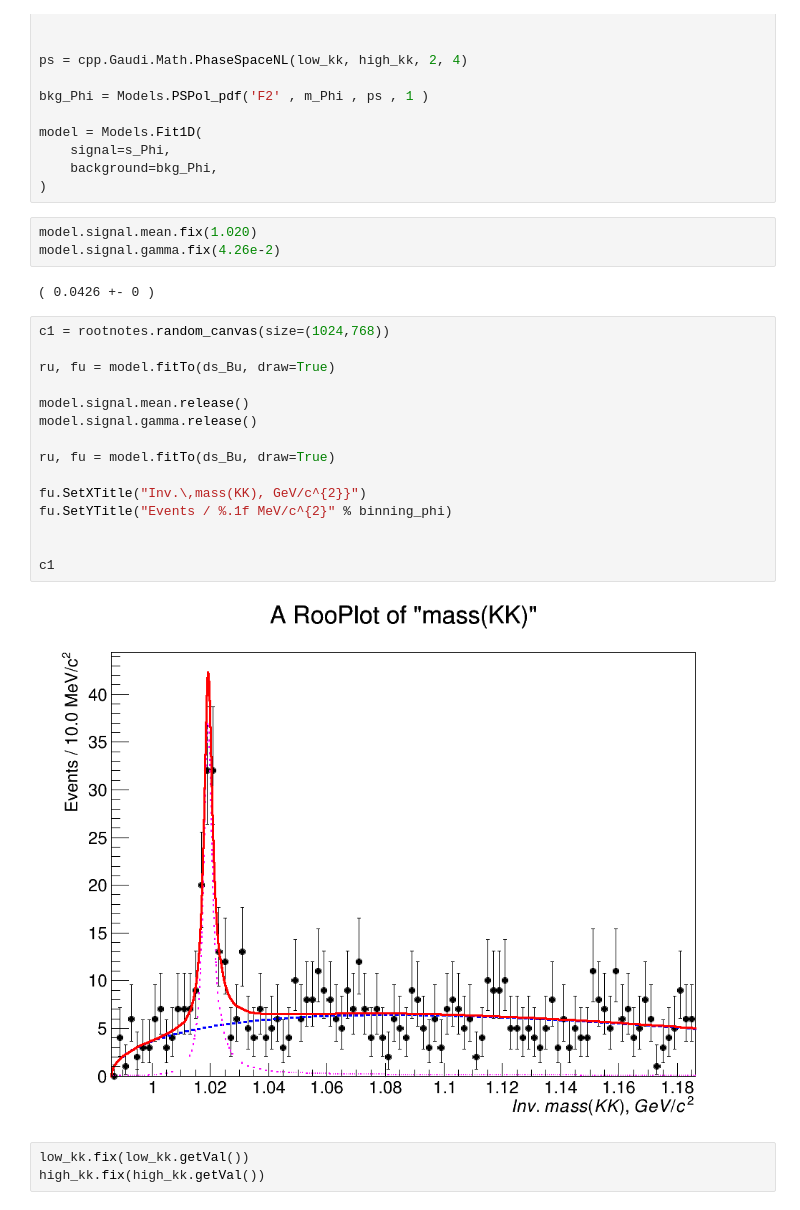
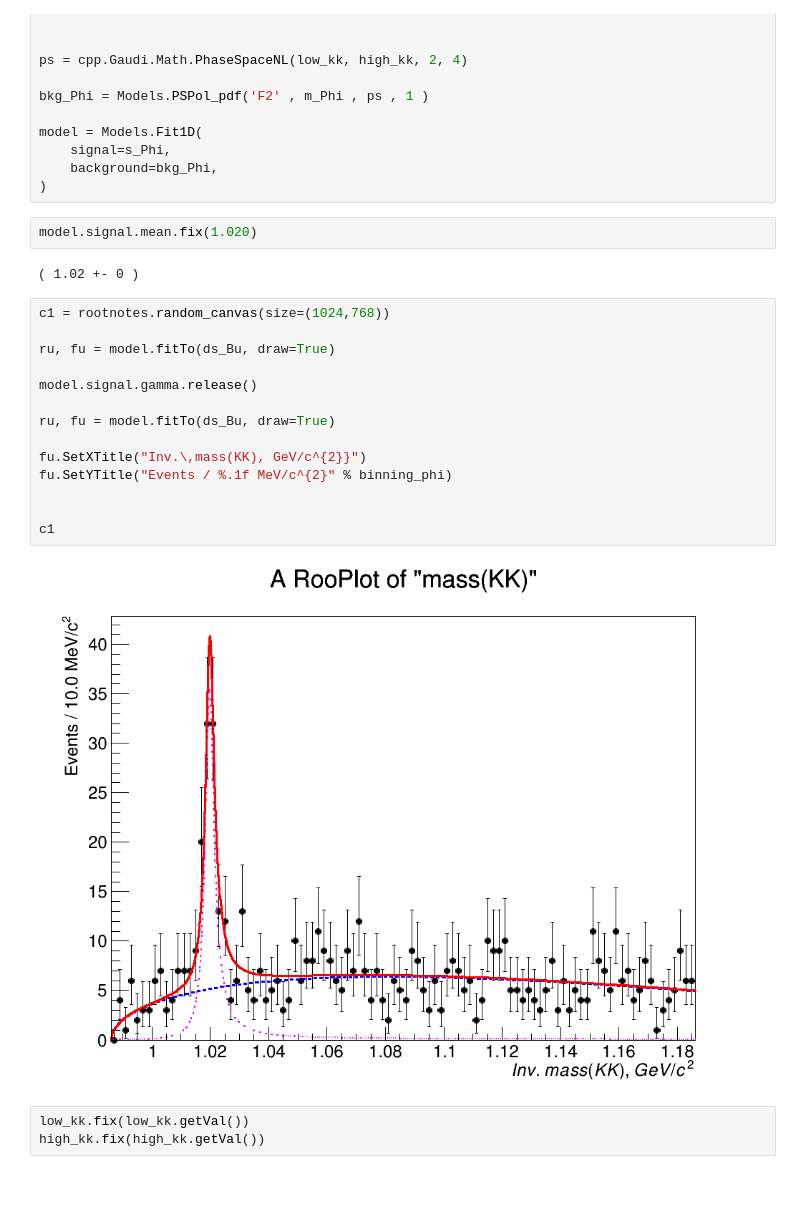
Before and after one commit to sashabaranov/Bu2JpsiKKpi, a Jupyter notebook: KKpi/fit/phi_2d.ipynb, the cells around one changed output. Drawn from its saved outputs; the diff is of its cells as text.

```diff
--- a/KKpi/fit/phi_2d.ipynb
+++ b/KKpi/fit/phi_2d.ipynb
@@ -138,26 +138,24 @@ model = Models.Fit1D(
 )
 # %%
 model.signal.mean.fix(1.020)
-model.signal.gamma.fix(4.26e-2)
 # %% [output]
-( 0.0426 +- 0 )
+( 1.02 +- 0 )
 # %%
 c1 = rootnotes.random_canvas(size=(1024,768))
 
 ru, fu = model.fitTo(ds_Bu, draw=True)
 
-model.signal.mean.release()
 model.signal.gamma.release()
 
 ru, fu = model.fitTo(ds_Bu, draw=True)
 
 fu.SetXTitle("Inv.\,mass(KK), GeV/c^{2}}")
 fu.SetYTitle("Events / %.1f MeV/c^{2}" % binning_phi)
 
 
 c1
 # %% [output]
-[figure, old version]
+[figure, new version]
 # %%
 low_kk.fix(low_kk.getVal())
 high_kk.fix(high_kk.getVal())
```
Also changed, not shown: parts of 2 cells of this notebook, 5 other files.
